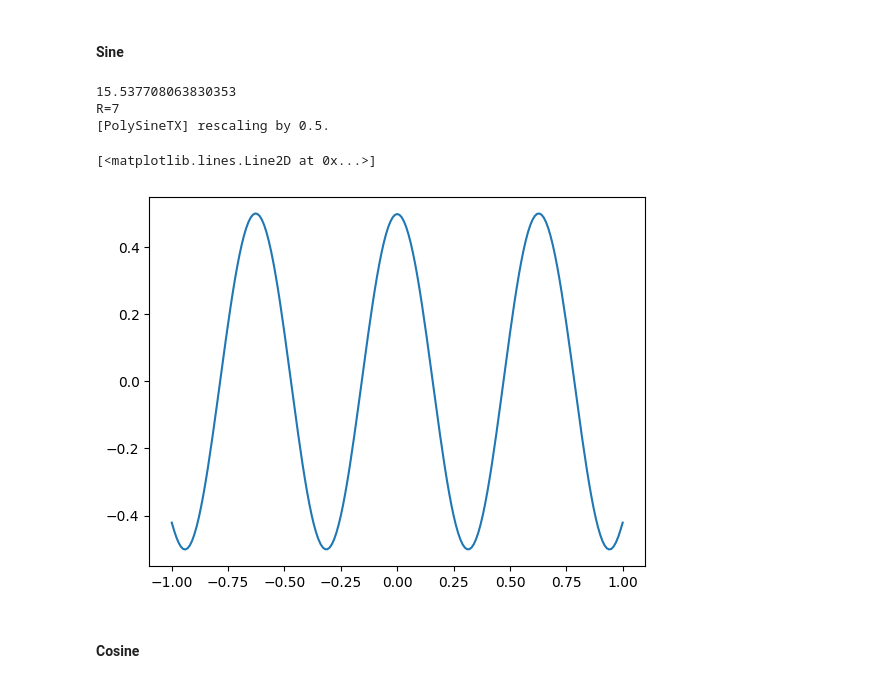
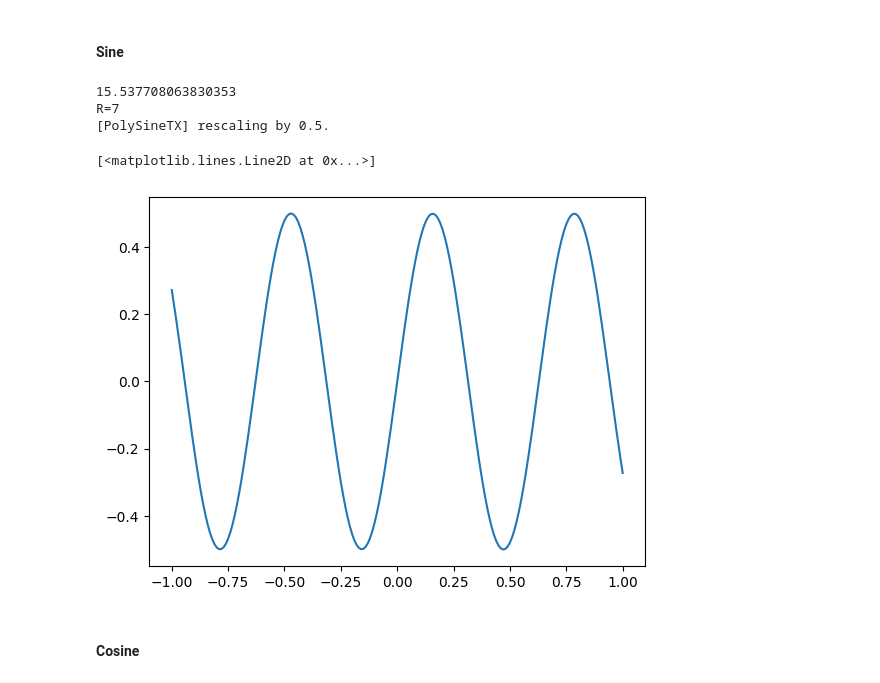
Before and after one commit to thilomueller/Seminar-Quantum-Computing, a Jupyter notebook: QEVT.ipynb, the cells around one changed output. Drawn from its saved outputs; the diff is of its cells as text; code cells hidden in the pictures.

```diff
--- a/QEVT.ipynb
+++ b/QEVT.ipynb
@@ -250,17 +250,17 @@ eigenvalues smaller that λ_lth - Δ_l?
 # %%
 pg = pyqsp.poly.PolySineTX()
 sin_pcoeffs, scale = pg.generate(10, 0.1, ensure_bounded=True, return_scale=True)
-poly_filt = np.polynomial.Polynomial(pcoeffs)
+poly_filt = np.polynomial.Polynomial(sin_pcoeffs)
 poly_filt.degree()
 
 a_list = np.linspace(-1, 1, 201)
 plt.plot(a_list, poly_filt(a_list), label="polynomial")
 # %% [output]
 15.537708063830353
 R=7
 [PolySineTX] rescaling by 0.5.
 [<matplotlib.lines.Line2D at 0x...>]
-[figure, old version]
+[figure, new version]
 # %% [markdown]
 #### Cosine
 # %%
```
Also changed, not shown: parts of 1 cell of this notebook, 1 other file.
